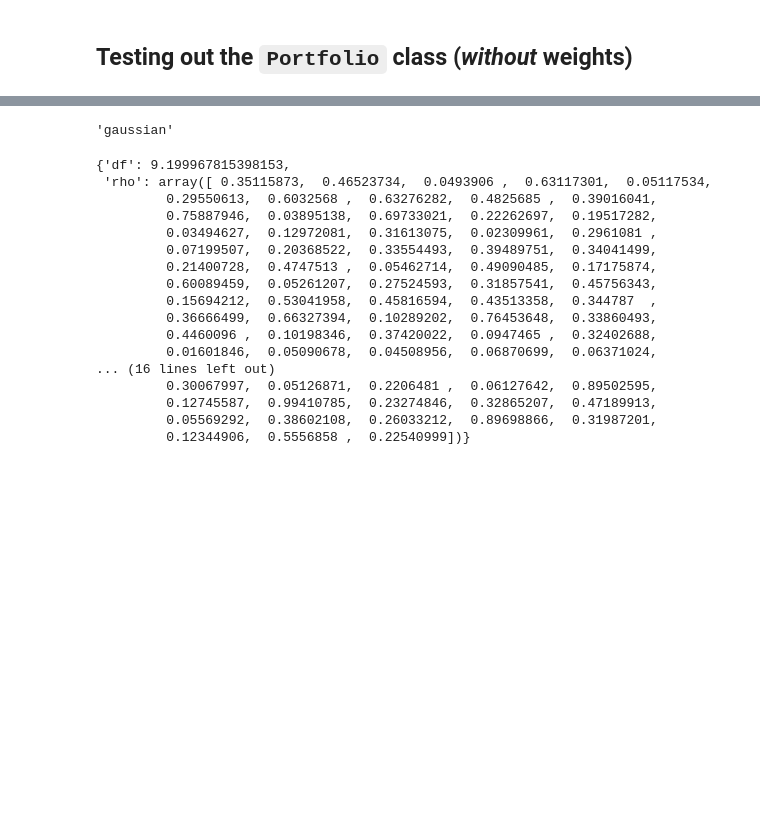
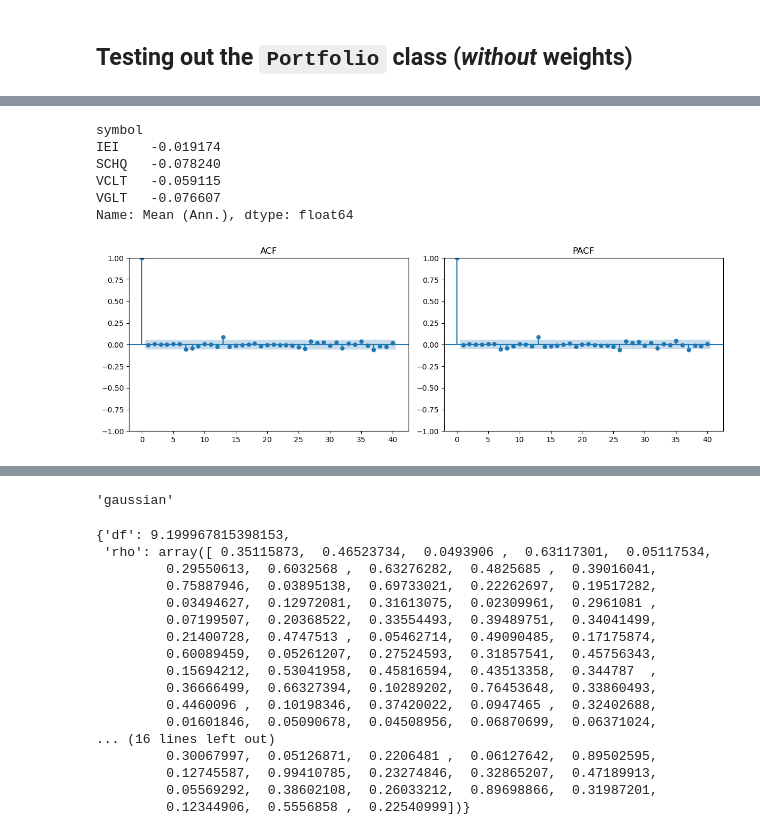
Before and after one commit to antonio-apm/portfolio-metrics, a Jupyter notebook: portfolio-metrics.ipynb, the cells around one changed output, grey strips where cells are left out. Cells and saved outputs as stored; diff of their text form; code cells hidden in the pictures; blank space fills up the shorter version.

```diff
--- a/portfolio-metrics.ipynb
+++ b/portfolio-metrics.ipynb
@@ -15,9 +15,9 @@ import io
 from copulae import GaussianCopula, StudentCopula
 # %%
 tickers = [
-    "SPY", "QQQ", "DFAI", "SCHQ", "META", "JPM", "MSFT",
+    "SPY", "QQQ", "DFAI", "META", "JPM", "MSFT",
     "AMZN", "NFLX", "GOOG", "ORCL",
-    "GLD", "COST", "VDC", "VGLT", "IEI", "VCLT", "XLU"
+    "GLD", "COST", "VDC", "XLU"
 ]
 
 years = 5
@@ -426,0 +487,28 @@ plt.show()
+# %%
+y[y < 0]
+# %% [output]
+symbol
+IEI    -0.019174
+SCHQ   -0.078240
+VCLT   -0.059115
+VGLT   -0.076607
+Name: Mean (Ann.), dtype: float64
+# %%
+from statsmodels.graphics.tsaplots import plot_acf, plot_pacf
+from statsmodels.tsa.stattools import acf, pacf
+
+# Plot ACF and PACF for returns
+log_returns = p.returns(log=True).dropna()
+
+fig, axes = plt.subplots(1, 2, figsize=(12, 4))
+
+plot_acf(log_returns.iloc[:, 0], lags=40, ax=axes[0])
+axes[0].set_title('ACF')
+
+plot_pacf(log_returns.iloc[:, 0], lags=40, ax=axes[1])
+axes[1].set_title('PACF')
+
+plt.tight_layout()
+plt.show()
+# %% [output]
+[figure, added]
```
Also changed, not shown: parts of 12 cells of this notebook.
